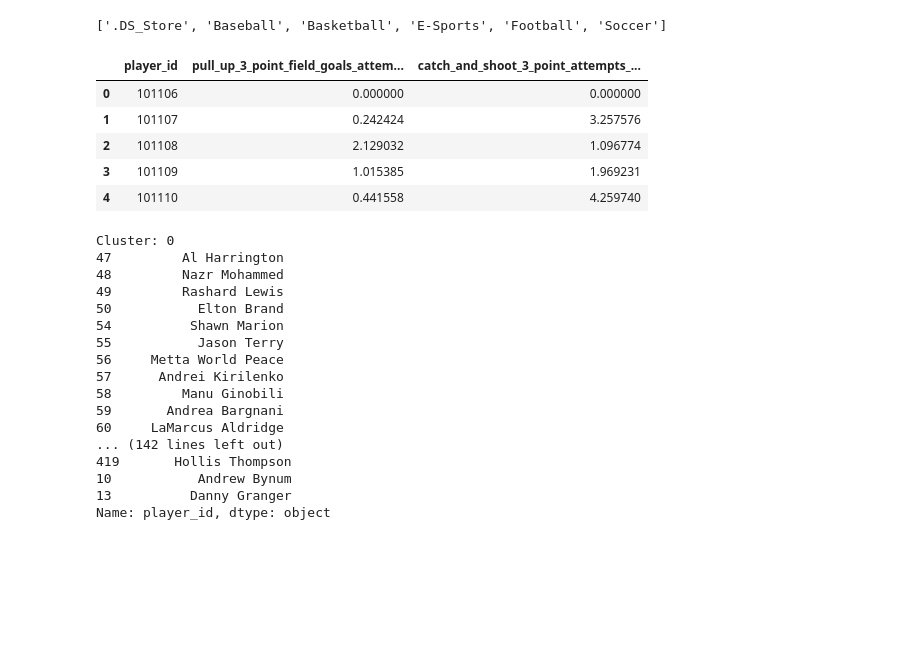
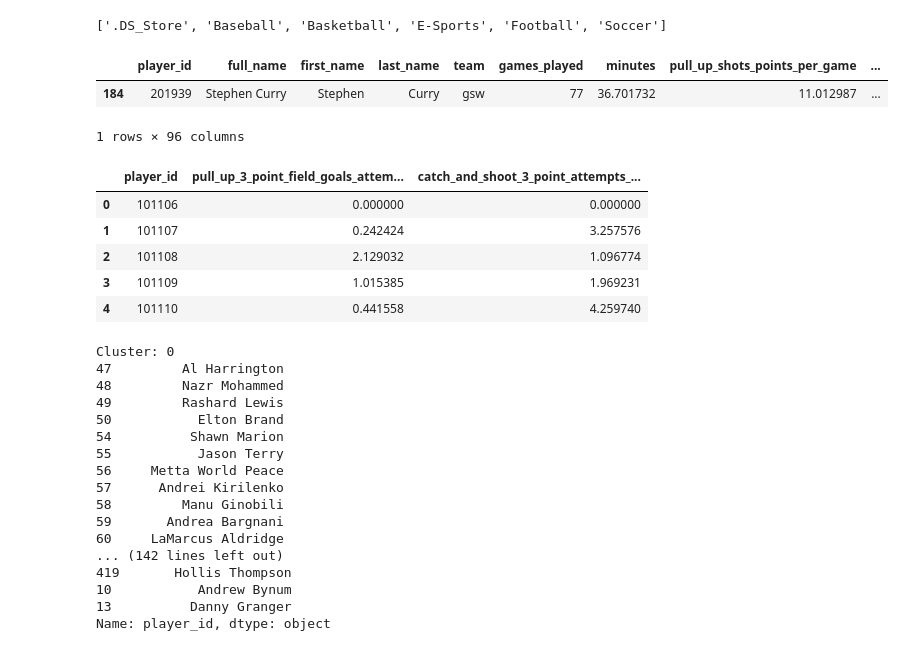
Before and after one commit to AndreiUngur/Codejam2017, a Jupyter notebook: Getting_NBA_Data.ipynb, the cells around one changed output. Saved outputs shown, nothing was run; the diff lists cells and outputs as text; code cells hidden in the pictures; blank space fills up the shorter version.

```diff
--- a/Getting_NBA_Data.ipynb
+++ b/Getting_NBA_Data.ipynb
@@ -33,33 +33,40 @@ player_percentages = nba_df[list([column for column in nba_df.columns if ('Perce
 player_percentages.to_sql('player_percentages',CONN,if_exists='replace')
 players_df.to_sql('player',CONN, if_exists='replace')
 
 
 players_df.columns = ['id','name','height','weight','college','born','birth_city','birth_state']
 
 columns = list(season_stats_df.columns)
 columns[0] = 'id'
 season_stats_df.columns = columns
 
 
 duplicate_players_total = nba_df[(nba_df.duplicated(subset=['Full Name'])) & (nba_df['Team'] == 'TOTAL')]
 
 nba_df = nba_df.drop_duplicates(subset=['Full Name'], keep=False)
 
 nba_player_stats_df = pd.concat([nba_df, duplicate_players_total])
 
 nba_player_stats_cols = list(nba_player_stats_df.columns)
 nba_player_stats_cols[32] = 'Second Pass Hockey Assist'
 nba_player_stats_cols = ['_'.join(column.strip().lower().split())  for column in nba_player_stats_cols]
 
 nba_player_stats_df.columns = nba_player_stats_cols
 
 
 nba_player_stats_df.team = nba_player_stats_df.team.apply(lambda x : x.lower())
 
 
 nbapstatsdfkmeans = nba_player_stats_df[['player_id',
  'pull_up_3_point_field_goals_attempted_per_game',
  'catch_and_shoot_3_point_attempts_per_game']]
+
+
+nba_player_stats_df[nba_player_stats_df.full_name == 'Stephen Curry']
+# %% [output]
+|  | player_id | full_name | first_name | last_name | team | games_played | minutes | pull_up_shots_points_per_game | ... |
+| 184 | 201939 | Stephen Curry | Stephen | Curry | gsw | 77 | 36.701732 | 11.012987 | ... |
+1 rows × 96 columns
 # %%
 # Solving null values problem in df.
 nbapstatsdfkmeans =  nbapstatsdfkmeans.fillna(value=0.0)
```
Also changed, not shown: parts of 11 cells of this notebook, 3 other files.
